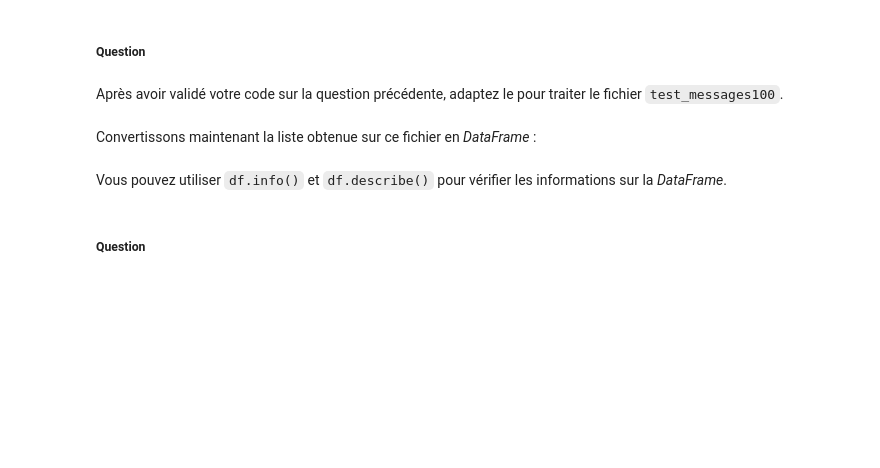
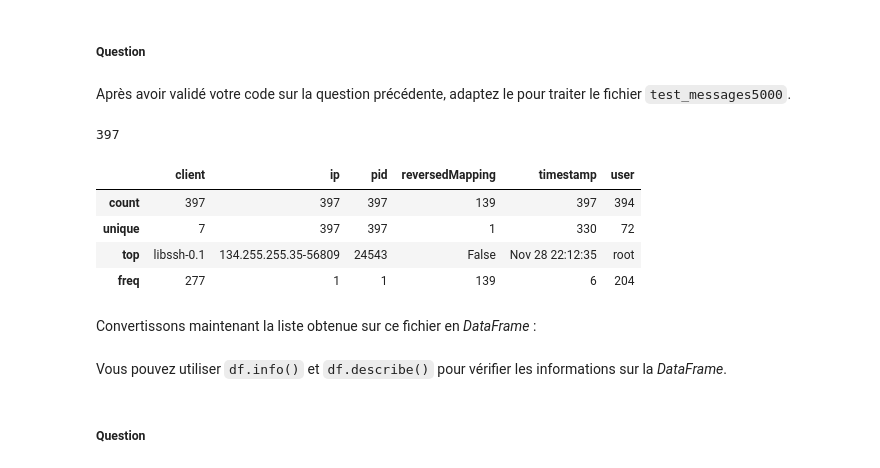
Before and after one commit to sylvchev/coursIntroPython, a Jupyter notebook: CanevasTP2.ipynb, the cells around one changed output. Cells and saved outputs as stored; diff of their text form; code cells hidden in the pictures; blank space fills up the shorter version.

```diff
--- a/CanevasTP2.ipynb
+++ b/CanevasTP2.ipynb
@@ -294,10 +394,46 @@ Le parseur retourne des informations différentes pour les 4 premières lignes e
 * Créer une liste appelée `sshlog_list` qui va stocker toutes les lignes parsées
 * Supprimer les élements vide de la liste (leur valeur est `None`)
 * Traiter les éléments de la liste pour fusionner ceux qui ont le même PID. Vous utiliserez `a.update(b)` qui permet de mettre à jour les champs de `a` avec ceux de `b` et `del b` qui permet du supprimer `b`.
+# %%
+with open('test_messages5000', 'r') as f:
+    lines = f.readlines()
+sshlog_list =[]
+parser = SyslogParser()
+for l in lines:
+    payload = parser.parseSSH(l)
+    if payload != None:
+        sshlog_list.append(payload)
+
+i=0
+while i < len(sshlog_list):
+    try:
+        for j in reversed(range(i)):
+            if sshlog_list[i]['pid'] == sshlog_list[j]['pid']:
+                sshlog_list[j].update(sshlog_list[i])
+                del sshlog_list[i]
+                break
+        else:
+            i += 1
+    except KeyError:
+        print ('i =', i, sshlog_list[i])
 # %% [markdown]
 ##### Question
 # %% [markdown]
-Après avoir validé votre code sur la question précédente, adaptez le pour traiter le fichier `test_messages100`.
+Après avoir validé votre code sur la question précédente, adaptez le pour traiter le fichier `test_messages5000`.
+# %%
+len(sshlog_list)
+# %% [output]
+397
+# %%
+df = DataFrame(sshlog_list)
+# %%
+df.describe()
+# %% [output]
+|  | client | ip | pid | reversedMapping | timestamp | user |
+| count | 397 | 397 | 397 | 139 | 397 | 394 |
+| unique | 7 | 397 | 397 | 1 | 330 | 72 |
+| top | libssh-0.1 | 134.255.255.35-56809 | 24543 | False | Nov 28 22:12:35 | root |
+| freq | 277 | 1 | 1 | 139 | 6 | 204 |
 # %% [markdown]
 Convertissons maintenant la liste obtenue sur ce fichier en *DataFrame* :
 # %%
```
Also changed, not shown: parts of 25 cells of this notebook.
